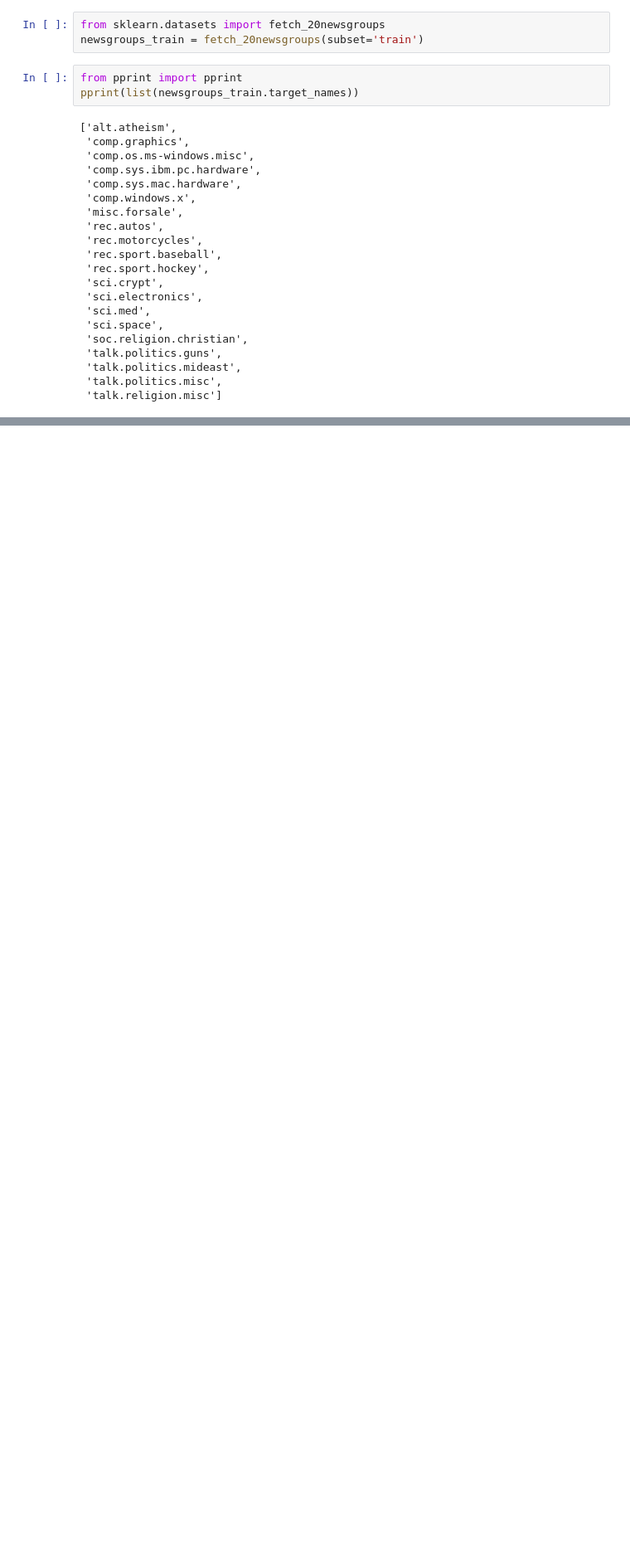
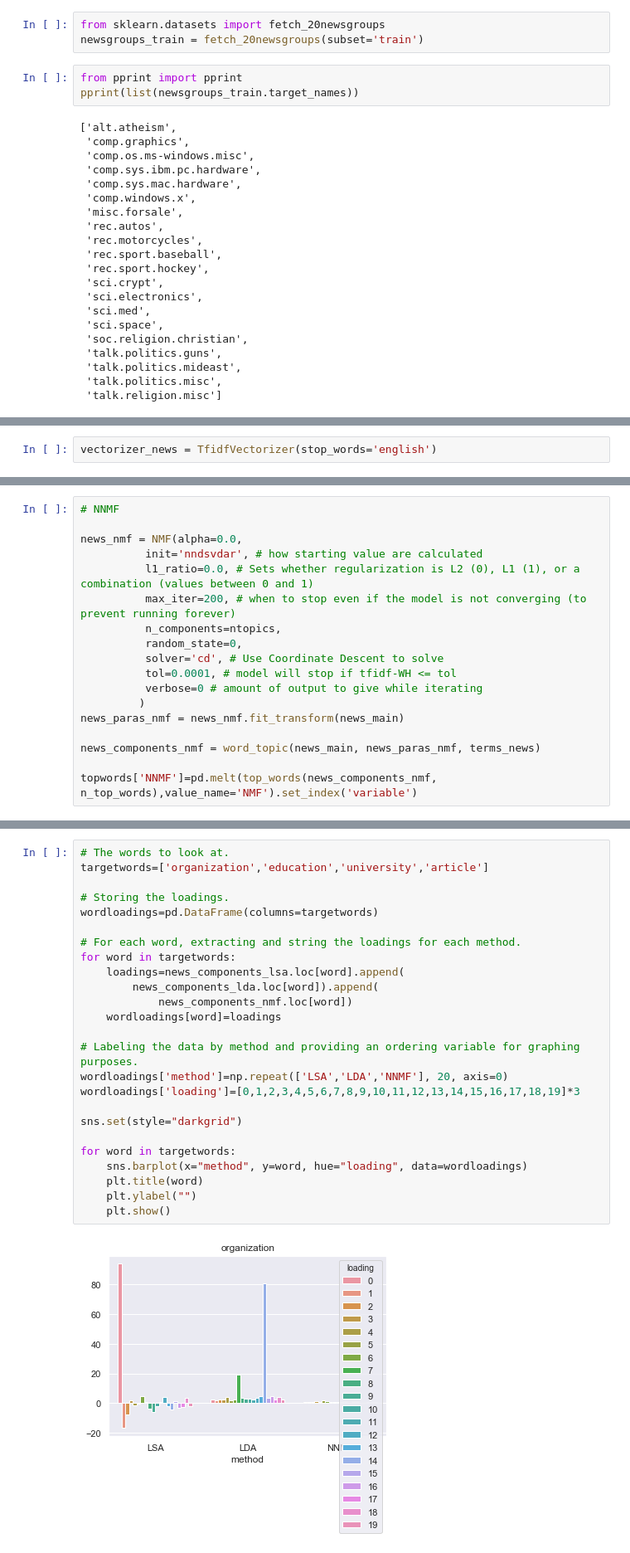
Before and after one commit to Heathocha/Guided-Example-Advanced-Text-Extraction-with-Challenge, a Jupyter notebook: Guided Example - Advanced Text Extraction with Challenge.ipynb, the cells around one changed output, grey strips where cells are left out. Shown at 83% size. Cells and saved outputs as stored; diff of their text form; blank space fills up the shorter version.

```diff
--- a/Guided Example - Advanced Text Extraction with Challenge.ipynb
+++ b/Guided Example - Advanced Text Extraction with Challenge.ipynb
@@ -385,0 +270,2 @@ pprint(list(newsgroups_train.target_names))
+# %%
+vectorizer_news = TfidfVectorizer(stop_words='english')
@@ -385,0 +358,18 @@ pprint(list(newsgroups_train.target_names))
+# %%
+# NNMF
+
+news_nmf = NMF(alpha=0.0,
+          init='nndsvdar', # how starting value are calculated
+          l1_ratio=0.0, # Sets whether regularization is L2 (0), L1 (1), or a combination (values between 0 and 1)
+          max_iter=200, # when to stop even if the model is not converging (to prevent running forever)
+          n_components=ntopics,
+          random_state=0,
+          solver='cd', # Use Coordinate Descent to solve
+          tol=0.0001, # model will stop if tfidf-WH <= tol
+          verbose=0 # amount of output to give while iterating
+         )
+news_paras_nmf = news_nmf.fit_transform(news_main)
+
+news_components_nmf = word_topic(news_main, news_paras_nmf, terms_news)
+
+topwords['NNMF']=pd.melt(top_words(news_components_nmf, n_top_words),value_name='NMF').set_index('variable')
@@ -385,0 +420,27 @@ pprint(list(newsgroups_train.target_names))
+# %%
+# The words to look at.
+targetwords=['organization','education','university','article']
+
+# Storing the loadings.
+wordloadings=pd.DataFrame(columns=targetwords)
+
+# For each word, extracting and string the loadings for each method.
+for word in targetwords:
+    loadings=news_components_lsa.loc[word].append(
+        news_components_lda.loc[word]).append(
+            news_components_nmf.loc[word])
+    wordloadings[word]=loadings
+
+# Labeling the data by method and providing an ordering variable for graphing purposes.
+wordloadings['method']=np.repeat(['LSA','LDA','NNMF'], 20, axis=0)
+wordloadings['loading']=[0,1,2,3,4,5,6,7,8,9,10,11,12,13,14,15,16,17,18,19]*3
+
+sns.set(style="darkgrid")
+
+for word in targetwords:
+    sns.barplot(x="method", y=word, hue="loading", data=wordloadings)
+    plt.title(word)
+    plt.ylabel("")
+    plt.show()
+# %% [output]
+[figure, added]
```
Also changed, not shown: parts of 22 cells of this notebook.
